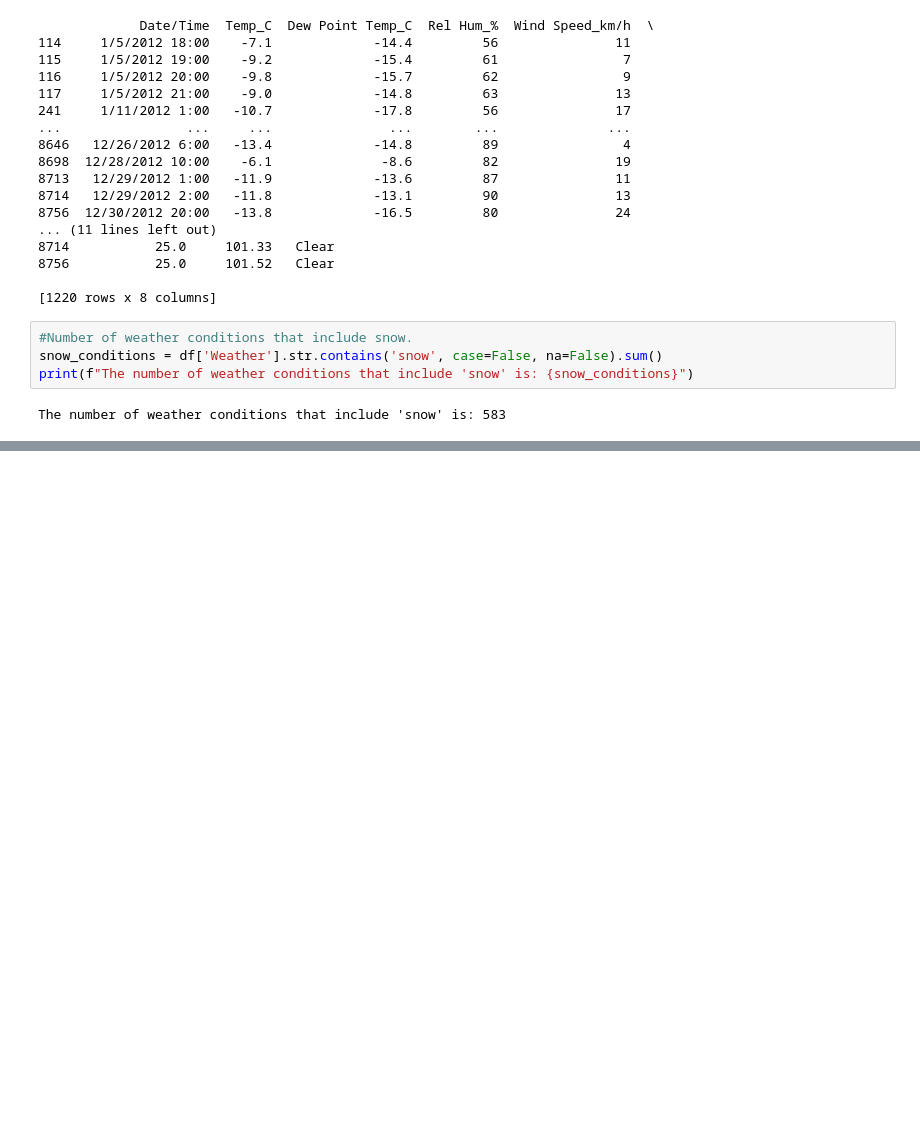
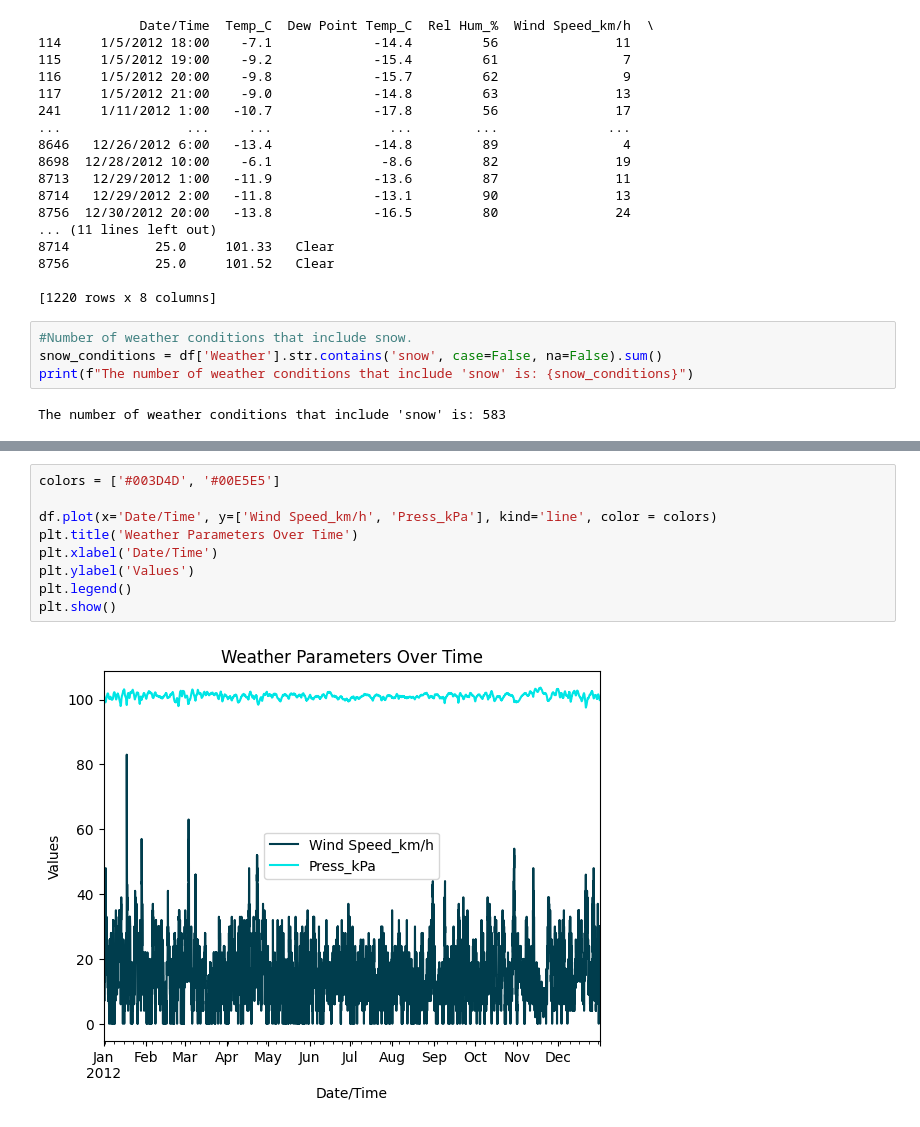
Before and after one commit to Moraa-Ke/Weather-Insights-, a Jupyter notebook: Weather_Insights.ipynb, the cells around one changed output, grey strips where cells are left out. Drawn from its saved outputs; the diff is of its cells as text; blank space fills up the shorter version.

```diff
--- a/Weather_Insights.ipynb
+++ b/Weather_Insights.ipynb
@@ -197,0 +346,11 @@ The number of weather conditions that include 'snow' is: 583
+# %%
+colors = ['#003D4D', '#00E5E5']
+
+df.plot(x='Date/Time', y=['Wind Speed_km/h', 'Press_kPa'], kind='line', color = colors)
+plt.title('Weather Parameters Over Time')
+plt.xlabel('Date/Time')
+plt.ylabel('Values')
+plt.legend()
+plt.show()
+# %% [output]
+[figure, added]
```
Also changed, not shown: parts of 25 cells of this notebook.
